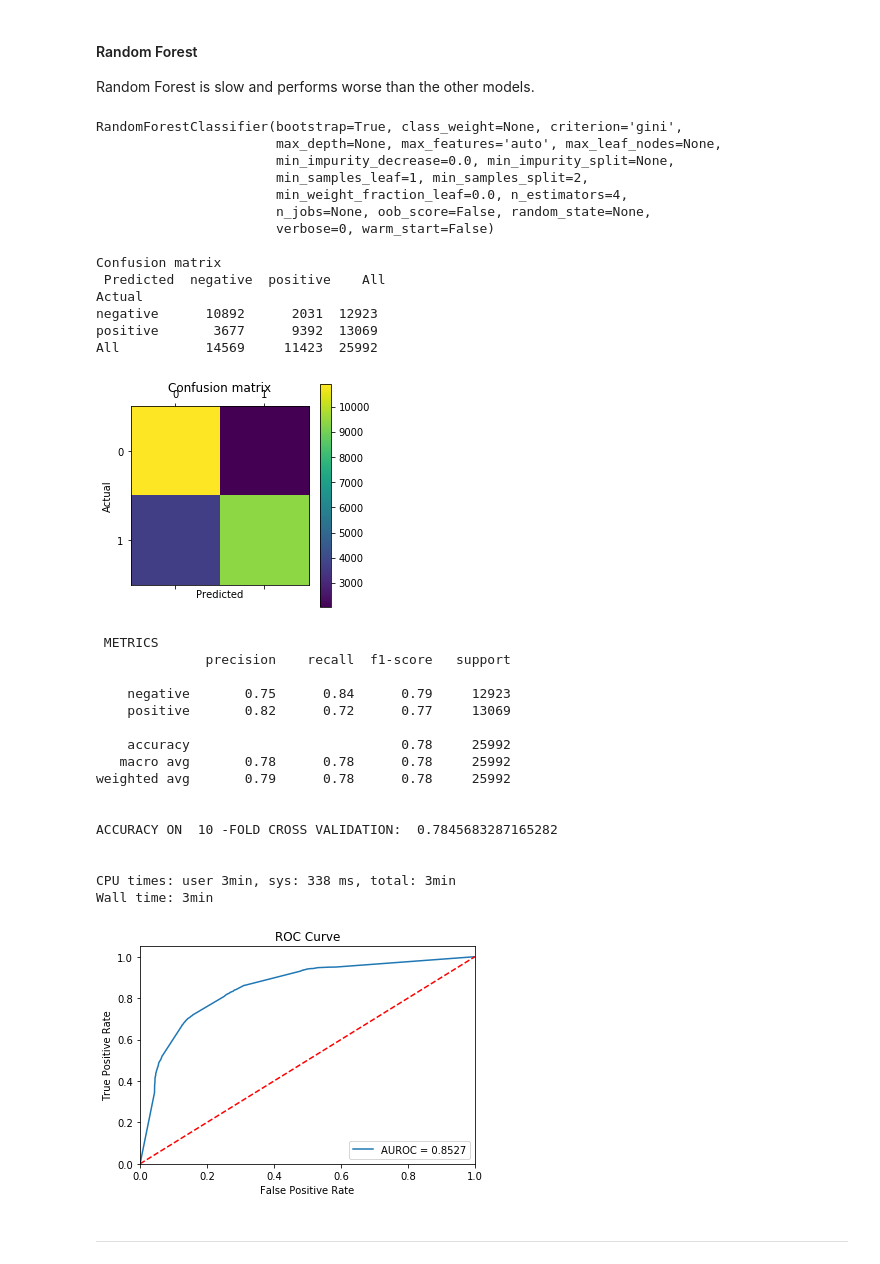
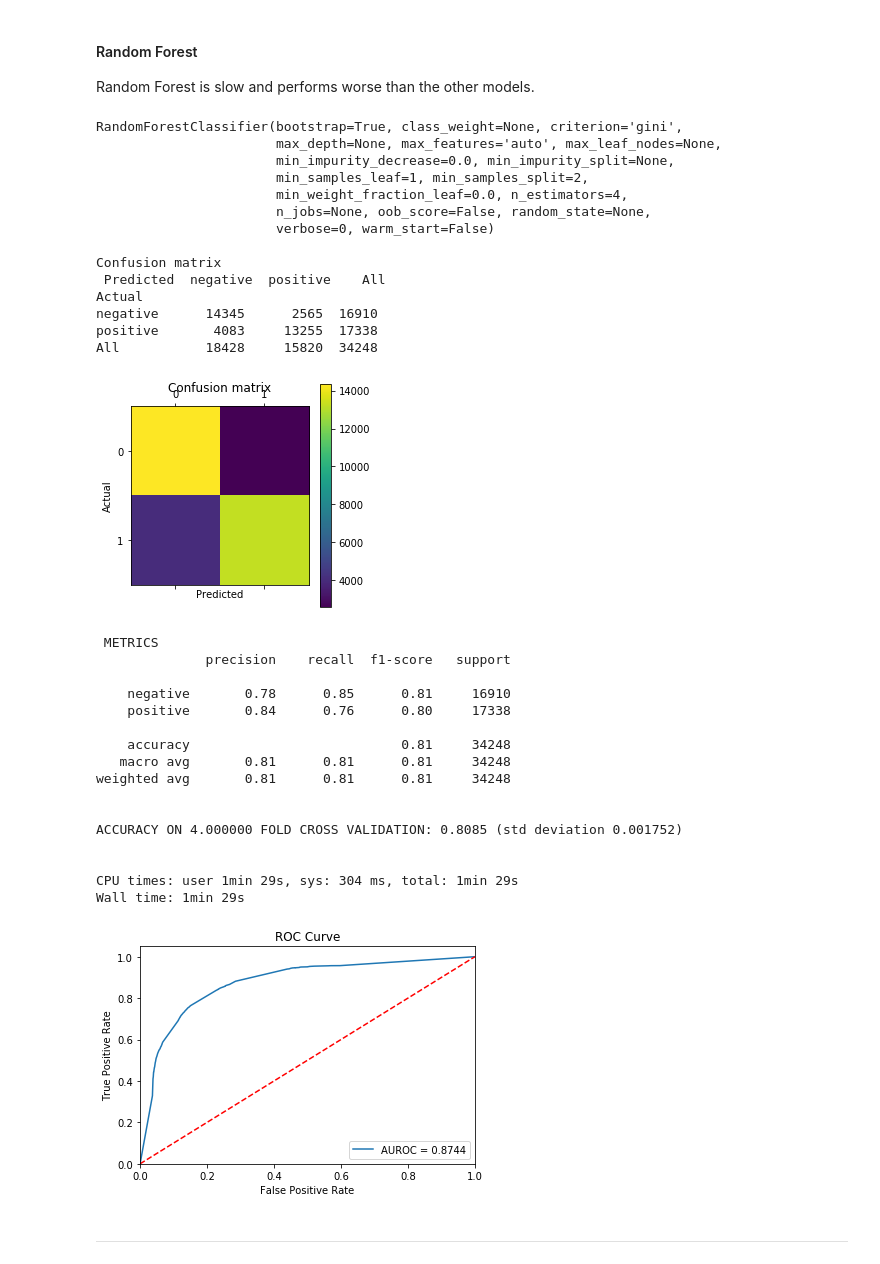
Before and after one commit to mferri17/amazon-reviews-sentiment-network-analysis, a Jupyter notebook: sentiment.ipynb, the cells around one changed output. Saved outputs shown, nothing was run; the diff lists cells and outputs as text; code cells hidden in the pictures.

Commit message:
Finish sentiment analysis

```diff
--- a/sentiment.ipynb
+++ b/sentiment.ipynb
@@ -322,6 +323,6 @@ Wall time: 2.87 s
 # %%
-dfull[predictions_field + '_tokens'] = normalized_field
-dfull[predictions_field + '_normalized'] = normalized_field.apply(lambda tokens_list: ' '.join(tokens_list))
+dfull[predictions_field + '_tokens'] = tokenized_fields
+dfull[predictions_field + '_normalized'] = tokenized_fields.apply(lambda tokens_list: ' '.join(tokens_list))
 dfull.head(5)
 # %% [output]
 |  | productID | rating | text | userID | summary | date | sentiment | summary_tokens | summary_normalized |
@@ -386,16 +435,17 @@ In information retrieval, tf–idf or TFIDF, short for term frequency–inverse
 # %%
 from sklearn.feature_extraction.text import TfidfVectorizer
 
-df_downsampled = df_downsampled.drop(['rating'], axis = 1) # directly infers sentiment
+df_downsampled = df_downsampled.drop(['rating'], axis = 1, errors = 'ignore') # directly infers sentiment
 
-tvec = TfidfVectorizer(use_idf=True,
-                       strip_accents=None,
-                       stop_words=None,
-                       lowercase=False) # Tf-idf settings
+# Tf-idf settings
+tvec = TfidfVectorizer(use_idf = True,
+                       strip_accents = None, # already done
+                       stop_words = stopset, # already done
+                       lowercase = False) # already done
 
-actuals = df_downsampled.sentiment
+actuals = df_downsampled.sentiment # truth
 tfidf = tvec.fit_transform(df_downsampled[predictions_field + '_normalized']) # learning vocabulary and idf
 
-print("(rows,) \t=", actuals.shape) # actual target
+print("(rows,) \t=", actuals.shape) # truth
 print("(rows, terms)\t=", tfidf.shape) # Tf-idf-weighted document-term matrix
 # %% [output]
@@ -582,40 +631,40 @@ Wall time: 4.33 s
 
 Random Forest is slow and performs worse than the other models.
 # %%
-#forest = RandomForestClassifier(n_estimators = 4) # default n_estimators is 10
-#%time run_model(forest)
+forest = RandomForestClassifier(n_estimators = 4) # default n_estimators is 10
+%time run_model(forest, folds = 4)
 # %% [output]
 RandomForestClassifier(bootstrap=True, class_weight=None, criterion='gini',
                        max_depth=None, max_features='auto', max_leaf_nodes=None,
                        min_impurity_decrease=0.0, min_impurity_split=None,
                        min_samples_leaf=1, min_samples_split=2,
                        min_weight_fraction_leaf=0.0, n_estimators=4,
                        n_jobs=None, oob_score=False, random_state=None,
                        verbose=0, warm_start=False)
 
 Confusion matrix
  Predicted  negative  positive    All
 Actual
-negative      10892      2031  12923
-positive       3677      9392  13069
-All           14569     11423  25992
+negative      14345      2565  16910
+positive       4083     13255  17338
+All           18428     15820  34248
-[figure, old version]
+[figure, new version]
  METRICS
               precision    recall  f1-score   support
 
-    negative       0.75      0.84      0.79     12923
-    positive       0.82      0.72      0.77     13069
+    negative       0.78      0.85      0.81     16910
+    positive       0.84      0.76      0.80     17338
 
-    accuracy                           0.78     25992
-   macro avg       0.78      0.78      0.78     25992
-weighted avg       0.79      0.78      0.78     25992
+    accuracy                           0.81     34248
+   macro avg       0.81      0.81      0.81     34248
+weighted avg       0.81      0.81      0.81     34248
 
 
-ACCURACY ON  10 -FOLD CROSS VALIDATION:  0.7845683287165282
+ACCURACY ON 4.000000 FOLD CROSS VALIDATION: 0.8085 (std deviation 0.001752)
 
 
-CPU times: user 3min, sys: 338 ms, total: 3min
-Wall time: 3min
+CPU times: user 1min 29s, sys: 304 ms, total: 1min 29s
+Wall time: 1min 29s
-[figure, old version]
+[figure, new version]
 # %% [markdown]
 ---
```
Also changed, not shown: parts of 42 cells of this notebook.
